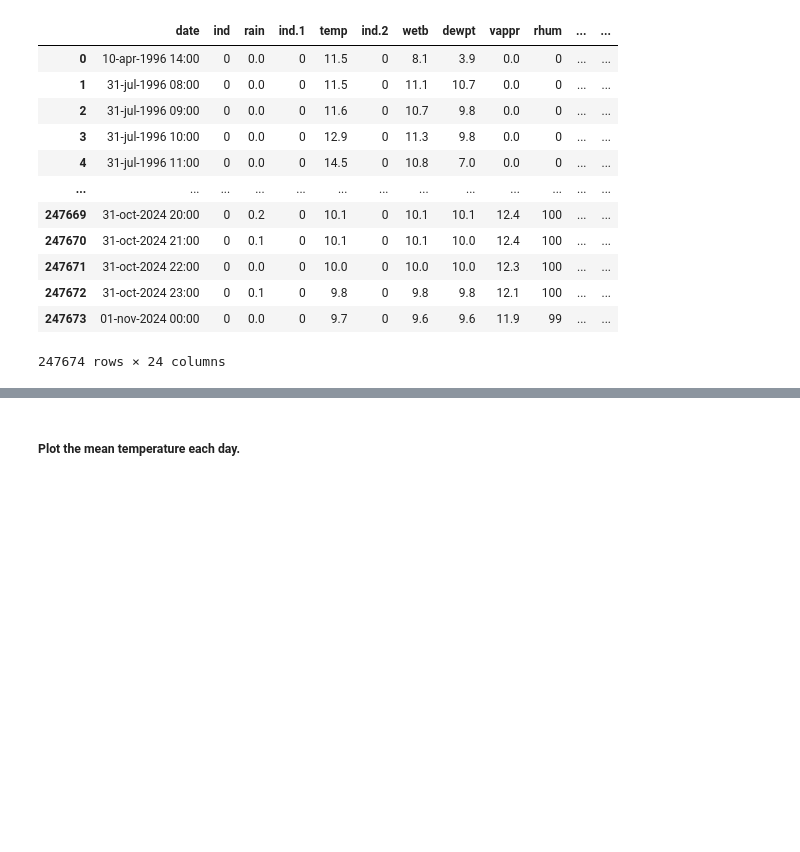
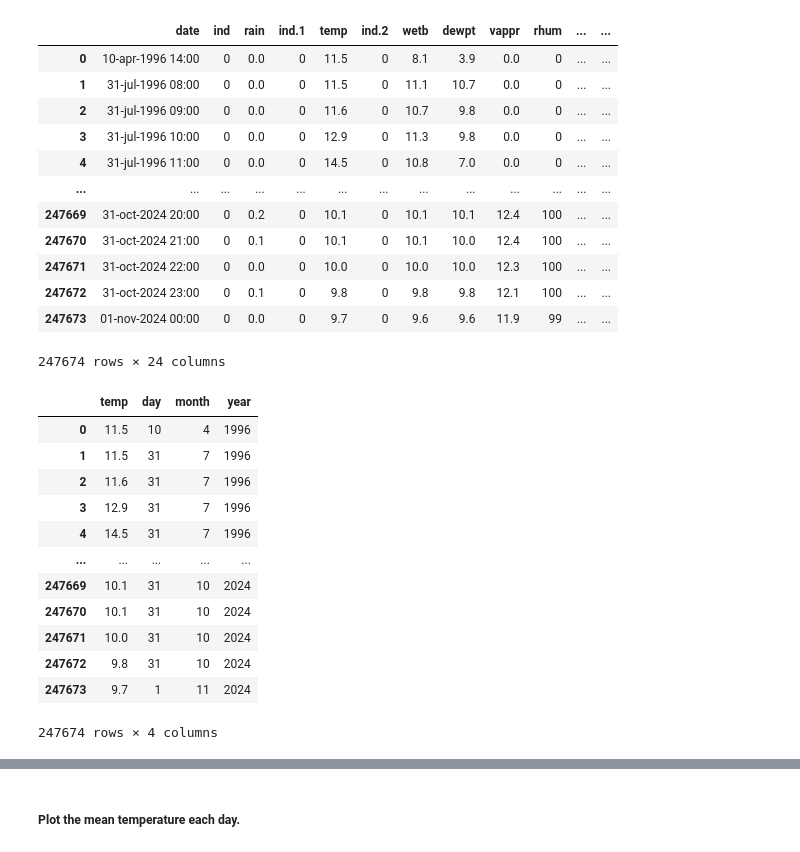
Before and after one commit to Jennyicano/PFDA, a Jupyter notebook: assignments/assignment_6_Weather.ipynb, the cells around one changed output, grey strips where cells are left out. Saved outputs shown, nothing was run; the diff lists cells and outputs as text; code cells hidden in the pictures; blank space fills up the shorter version.

```diff
--- a/assignments/assignment_6_Weather.ipynb
+++ b/assignments/assignment_6_Weather.ipynb
@@ -122,3 +122,19 @@ df
 | 247672 | 31-oct-2024 23:00 | 0 | 0.1 | 0 | 9.8 | 0 | 9.8 | 9.8 | 12.1 | 100 | ... | ... |
 | 247673 | 01-nov-2024 00:00 | 0 | 0.0 | 0 | 9.7 | 0 | 9.6 | 9.6 | 11.9 | 99 | ... | ... |
 247674 rows × 24 columns
+# %%
+df[['temp','day','month','year']]
+# %% [output]
+|  | temp | day | month | year |
+| 0 | 11.5 | 10 | 4 | 1996 |
+| 1 | 11.5 | 31 | 7 | 1996 |
+| 2 | 11.6 | 31 | 7 | 1996 |
+| 3 | 12.9 | 31 | 7 | 1996 |
+| 4 | 14.5 | 31 | 7 | 1996 |
+| ... | ... | ... | ... | ... |
+| 247669 | 10.1 | 31 | 10 | 2024 |
+| 247670 | 10.1 | 31 | 10 | 2024 |
+| 247671 | 10.0 | 31 | 10 | 2024 |
+| 247672 | 9.8 | 31 | 10 | 2024 |
+| 247673 | 9.7 | 1 | 11 | 2024 |
+247674 rows × 4 columns
```
Also changed, not shown: parts of 12 cells of this notebook.
